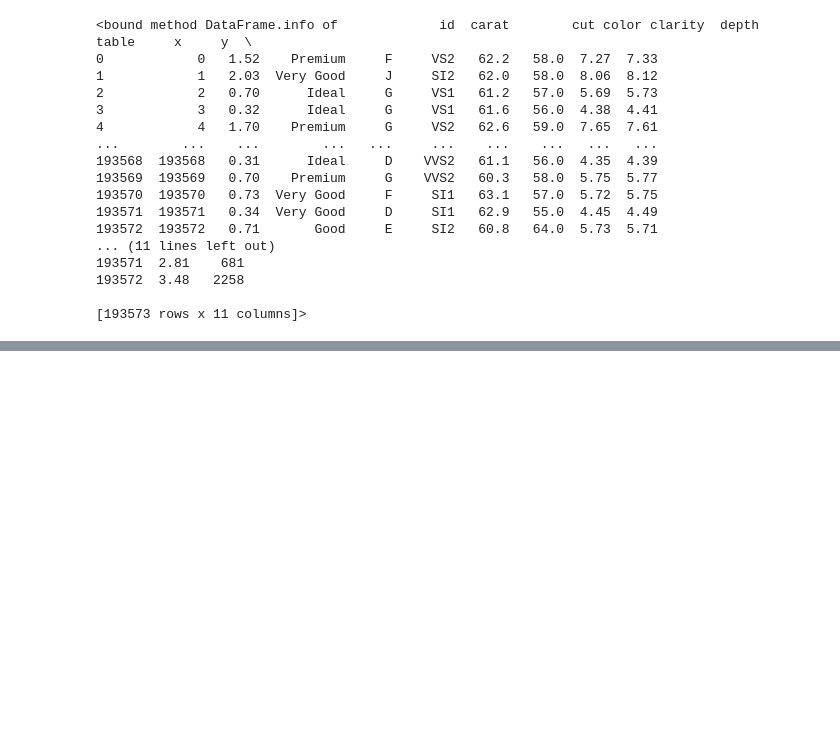
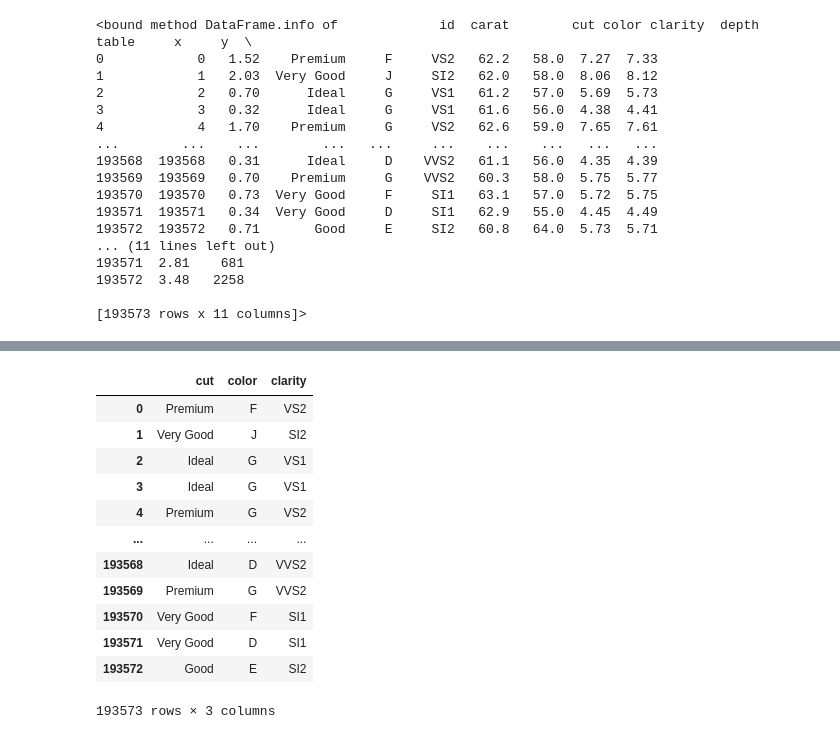
Before and after one commit to Kaveriborse/end-to-end-project, a Jupyter notebook: notebooks/research.ipynb, the cells around one changed output, grey strips where cells are left out. Saved outputs shown, nothing was run; the diff lists cells and outputs as text; code cells hidden in the pictures; blank space fills up the shorter version.

```diff
--- a/notebooks/research.ipynb
+++ b/notebooks/research.ipynb
@@ -119,0 +154,2 @@ data.drop(labels=['id'],axis=1)
+# %%
+categorical_col=data.columns[data.dtypes=="object"]
@@ -119,0 +158,16 @@ data.drop(labels=['id'],axis=1)
+# %%
+data[categorical_col]
+# %% [output]
+|  | cut | color | clarity |
+| 0 | Premium | F | VS2 |
+| 1 | Very Good | J | SI2 |
+| 2 | Ideal | G | VS1 |
+| 3 | Ideal | G | VS1 |
+| 4 | Premium | G | VS2 |
+| ... | ... | ... | ... |
+| 193568 | Ideal | D | VVS2 |
+| 193569 | Premium | G | VVS2 |
+| 193570 | Very Good | F | SI1 |
+| 193571 | Very Good | D | SI1 |
+| 193572 | Good | E | SI2 |
+193573 rows × 3 columns
```
Also changed, not shown: parts of 20 cells of this notebook.
